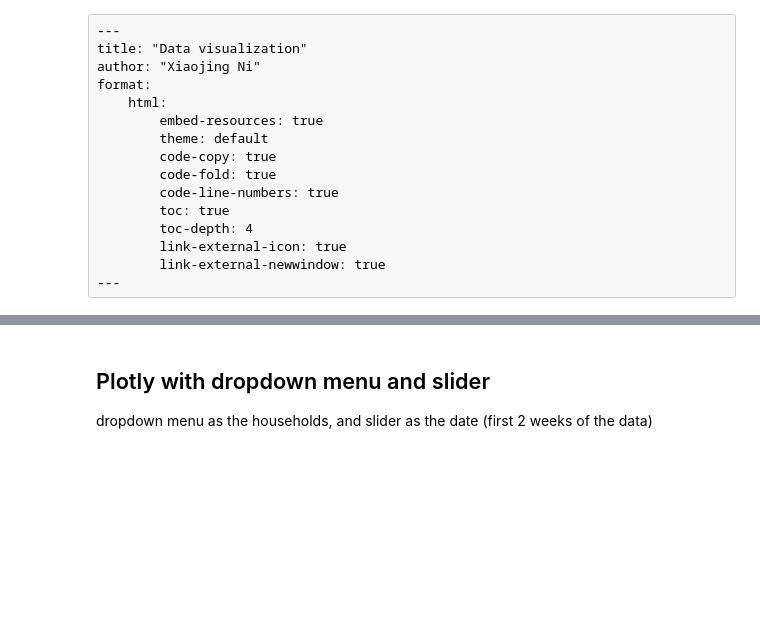
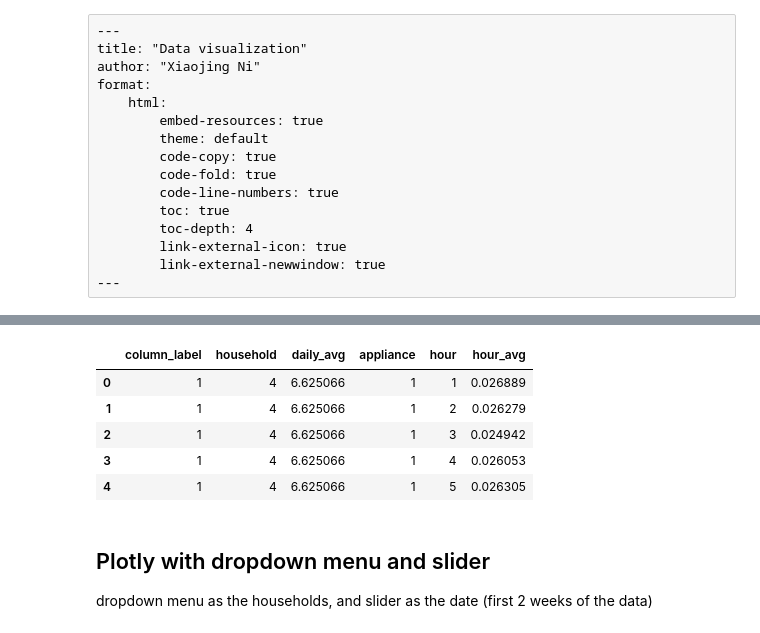
Before and after one commit to XiaojingNi/interactive_viz_ECO, a Jupyter notebook: code/visualization.ipynb, the cells around one changed output, grey strips where cells are left out. Saved outputs shown, nothing was run; the diff lists cells and outputs as text; code cells hidden in the pictures; blank space fills up the shorter version.

```diff
--- a/code/visualization.ipynb
+++ b/code/visualization.ipynb
@@ -68,3 +73,16 @@ memory usage: 1.1+ MB
+# %%
+## import data
+## average hourly summary from all existing date by household for each applicance
+
+hourly_app = pd.read_csv('../data/daily_consum.csv')
+hourly_app.head()
+# %% [output]
+|  | column_label | household | daily_avg | appliance | hour | hour_avg |
+| 0 | 1 | 4 | 6.625066 | 1 | 1 | 0.026889 |
+| 1 | 1 | 4 | 6.625066 | 1 | 2 | 0.026279 |
+| 2 | 1 | 4 | 6.625066 | 1 | 3 | 0.024942 |
+| 3 | 1 | 4 | 6.625066 | 1 | 4 | 0.026053 |
+| 4 | 1 | 4 | 6.625066 | 1 | 5 | 0.026305 |
 # %% [markdown]
 ## Plotly with dropdown menu and slider
 dropdown menu as the households, and slider as the date (first 2 weeks of the data)
```
Also changed, not shown: parts of 6 cells of this notebook.
